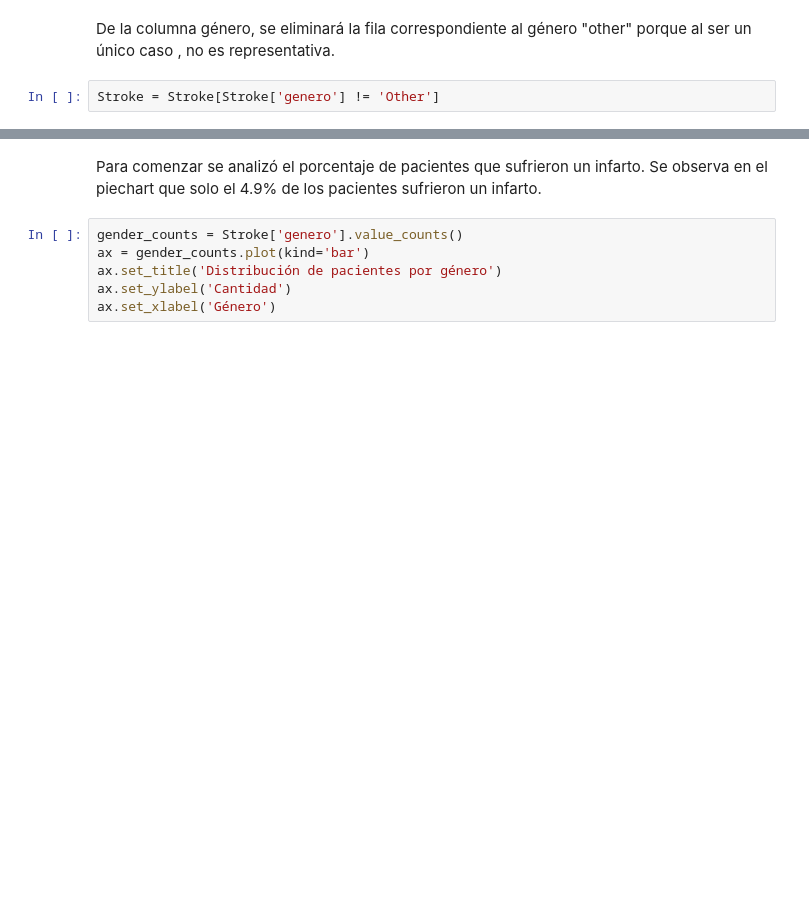
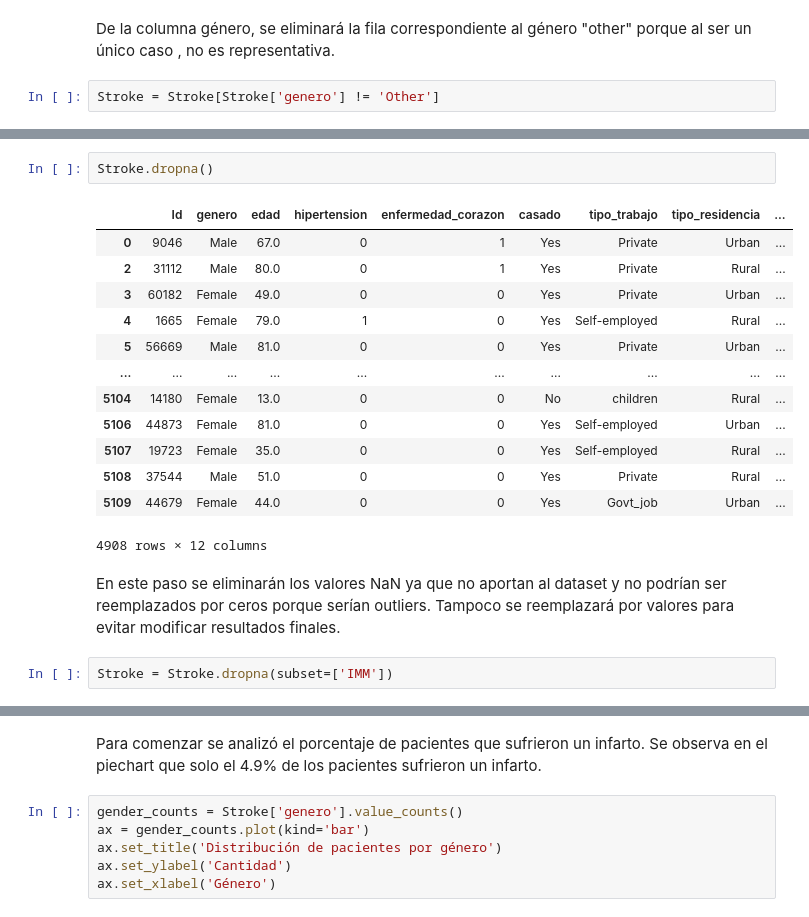
Before and after one commit to andresgabas/DS-Coderhouse, a Jupyter notebook: ProyectoDS_ParteI_Gabás.ipynb, the cells around one changed output, grey strips where cells are left out. Cells and saved outputs as stored; diff of their text form; blank space fills up the shorter version.

```diff
--- a/ProyectoDS_ParteI_Gabás.ipynb
+++ b/ProyectoDS_ParteI_Gabás.ipynb
@@ -62,3 +78,23 @@ Stroke = Stroke[Stroke['genero'] != 'Other']
+# %%
+Stroke.dropna()
+# %% [output]
+|  | Id | genero | edad | hipertension | enfermedad_corazon | casado | tipo_trabajo | tipo_residencia | ... |
+| 0 | 9046 | Male | 67.0 | 0 | 1 | Yes | Private | Urban | ... |
+| 2 | 31112 | Male | 80.0 | 0 | 1 | Yes | Private | Rural | ... |
+| 3 | 60182 | Female | 49.0 | 0 | 0 | Yes | Private | Urban | ... |
+| 4 | 1665 | Female | 79.0 | 1 | 0 | Yes | Self-employed | Rural | ... |
+| 5 | 56669 | Male | 81.0 | 0 | 0 | Yes | Private | Urban | ... |
+| ... | ... | ... | ... | ... | ... | ... | ... | ... | ... |
+| 5104 | 14180 | Female | 13.0 | 0 | 0 | No | children | Rural | ... |
+| 5106 | 44873 | Female | 81.0 | 0 | 0 | Yes | Self-employed | Urban | ... |
+| 5107 | 19723 | Female | 35.0 | 0 | 0 | Yes | Self-employed | Rural | ... |
+| 5108 | 37544 | Male | 51.0 | 0 | 0 | Yes | Private | Rural | ... |
+| 5109 | 44679 | Female | 44.0 | 0 | 0 | Yes | Govt_job | Urban | ... |
+4908 rows × 12 columns
+# %% [markdown]
+En este paso se eliminarán los valores NaN ya que no aportan al dataset y no podrían ser reemplazados por ceros porque serían outliers. Tampoco se reemplazará por valores para evitar modificar resultados finales.
+# %%
+Stroke = Stroke.dropna(subset=['IMM'])
 # %%
 Stroke.count()
 # %% [output]
```
Also changed, not shown: parts of 8 cells of this notebook.
